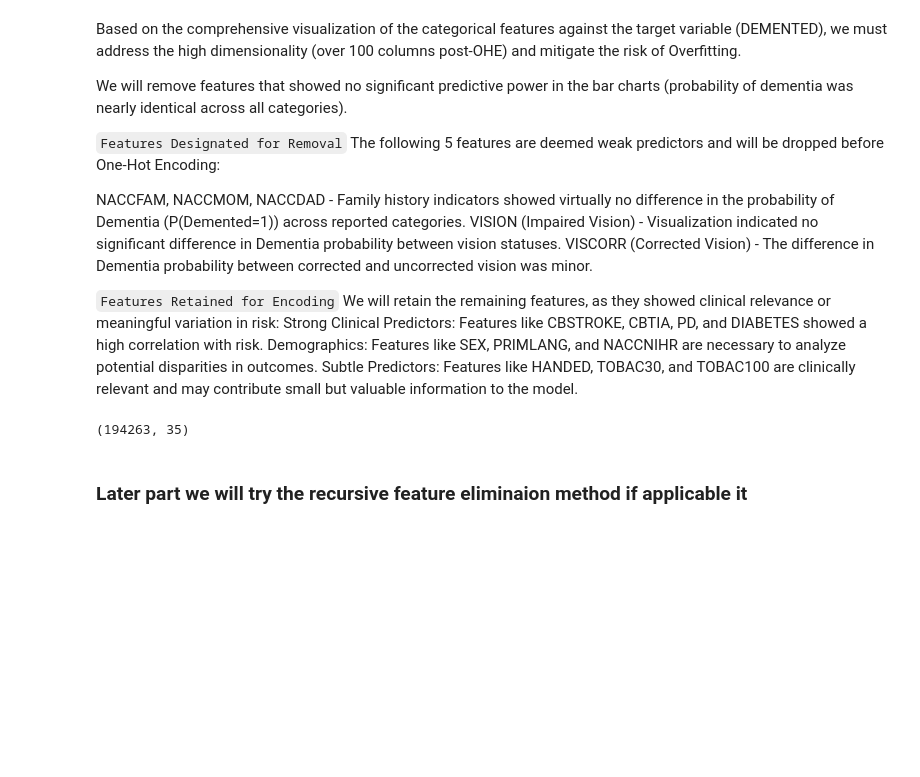
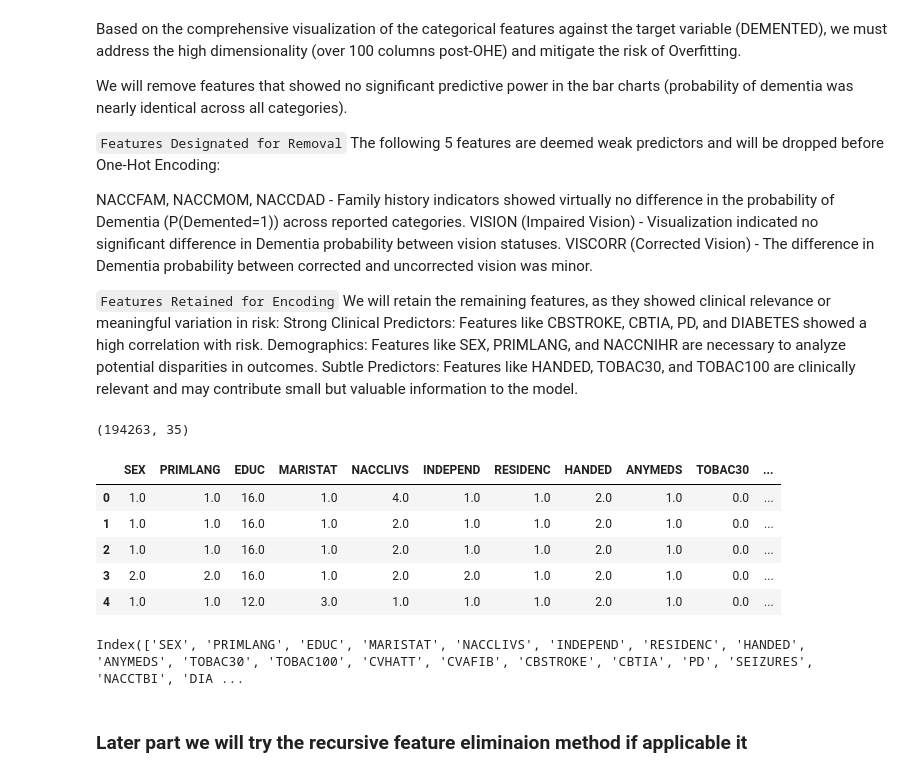
Before and after one commit to Kaveesha-Madhushan17/Model-X-Competition-phase-1, a Jupyter notebook: model_x_dimentia.ipynb, the cells around one changed output. Saved outputs shown, nothing was run; the diff lists cells and outputs as text; code cells hidden in the pictures; blank space fills up the shorter version.

```diff
--- a/model_x_dimentia.ipynb
+++ b/model_x_dimentia.ipynb
@@ -852,6 +852,19 @@ df_knn_imputed.drop(features_to_drop, axis=1, inplace=True)
 df_knn_imputed.shape
 # %% [output]
 (194263, 35)
+# %%
+df_knn_imputed.head()
+# %% [output]
+|  | SEX | PRIMLANG | EDUC | MARISTAT | NACCLIVS | INDEPEND | RESIDENC | HANDED | ANYMEDS | TOBAC30 | ... |
+| 0 | 1.0 | 1.0 | 16.0 | 1.0 | 4.0 | 1.0 | 1.0 | 2.0 | 1.0 | 0.0 | ... |
+| 1 | 1.0 | 1.0 | 16.0 | 1.0 | 2.0 | 1.0 | 1.0 | 2.0 | 1.0 | 0.0 | ... |
+| 2 | 1.0 | 1.0 | 16.0 | 1.0 | 2.0 | 1.0 | 1.0 | 2.0 | 1.0 | 0.0 | ... |
+| 3 | 2.0 | 2.0 | 16.0 | 1.0 | 2.0 | 2.0 | 1.0 | 2.0 | 1.0 | 0.0 | ... |
+| 4 | 1.0 | 1.0 | 12.0 | 3.0 | 1.0 | 1.0 | 1.0 | 2.0 | 1.0 | 0.0 | ... |
+# %%
+df_knn_imputed.columns
+# %% [output]
+Index(['SEX', 'PRIMLANG', 'EDUC', 'MARISTAT', 'NACCLIVS', 'INDEPEND', 'RESIDENC', 'HANDED', 'ANYMEDS', 'TOBAC30', 'TOBAC100', 'CVHATT', 'CVAFIB', 'CBSTROKE', 'CBTIA', 'PD', 'SEIZURES', 'NACCTBI', 'DIA ...
 # %% [markdown]
 ### Later part we will try the **recursive feature eliminaion** method if applicable it
 # %% [markdown]
```
Also changed, not shown: parts of 58 cells of this notebook.
